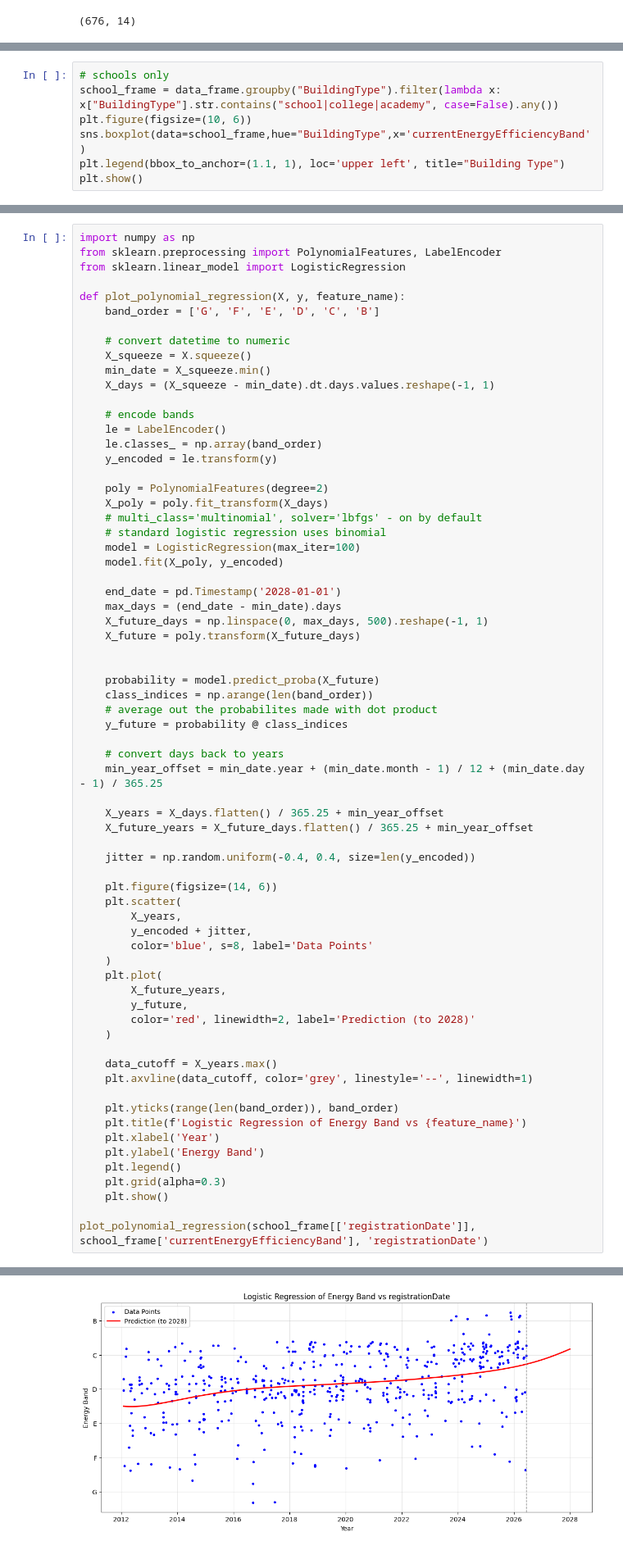
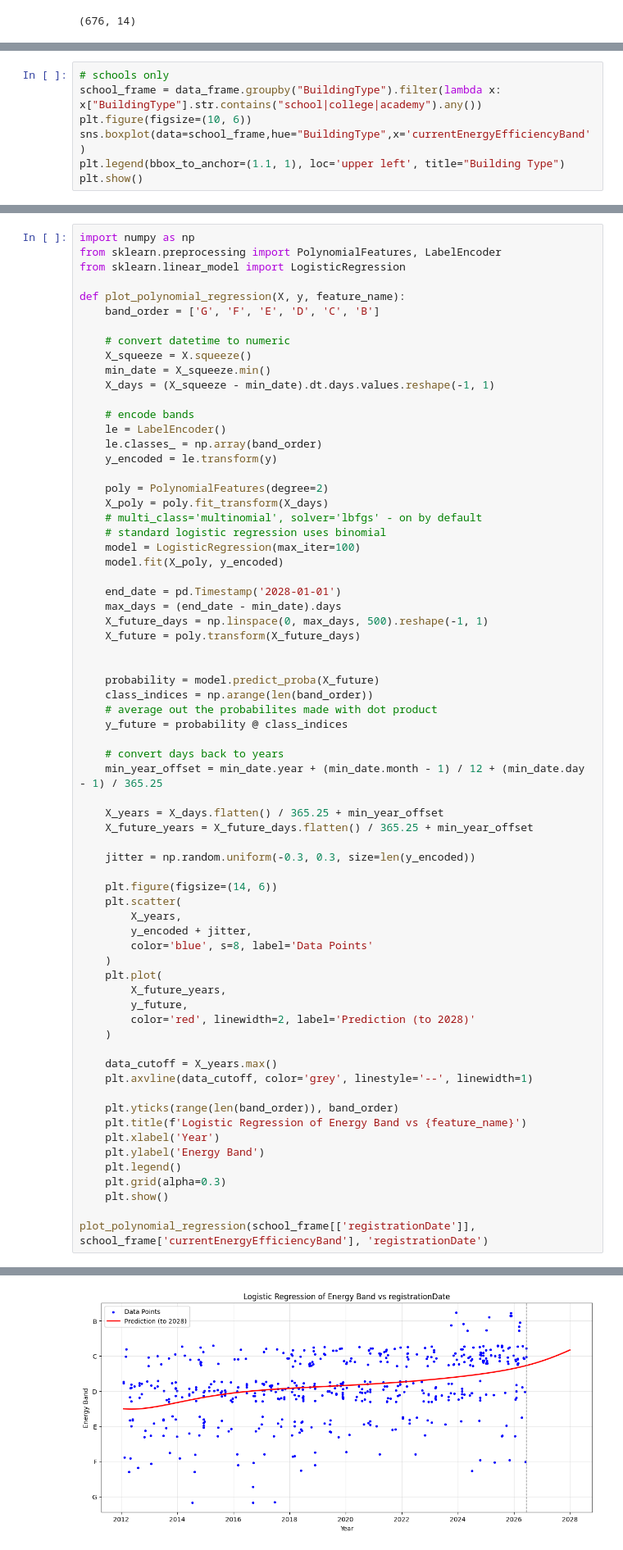
Before and after one commit to WillUniRal/Energy-Ai-consumptions, a Jupyter notebook: setup.ipynb, the cells around one changed output, grey strips where cells are left out. Shown at 82% size. Saved outputs shown, nothing was run; the diff lists cells and outputs as text.

```diff
--- a/setup.ipynb
+++ b/setup.ipynb
@@ -311,7 +311,7 @@ plt.show()
 [figure]
 # %%
 # schools only
-school_frame = data_frame.groupby("BuildingType").filter(lambda x: x["BuildingType"].str.contains("school|college|academy", case=False).any())
+school_frame = data_frame.groupby("BuildingType").filter(lambda x: x["BuildingType"].str.contains("school|college|academy").any())
 plt.figure(figsize=(10, 6))
 sns.boxplot(data=school_frame,hue="BuildingType",x='currentEnergyEfficiencyBand')
 plt.legend(bbox_to_anchor=(1.1, 1), loc='upper left', title="Building Type")
@@ -381,7 +381,7 @@ def plot_polynomial_regression(X, y, feature_name):
     X_years = X_days.flatten() / 365.25 + min_year_offset
     X_future_years = X_future_days.flatten() / 365.25 + min_year_offset
 
-    jitter = np.random.uniform(-0.4, 0.4, size=len(y_encoded))
+    jitter = np.random.uniform(-0.3, 0.3, size=len(y_encoded))
 
     plt.figure(figsize=(14, 6))
     plt.scatter(
@@ -389,31 +389,31 @@ def plot_polynomial_regression(X, y, feature_name):
         y_encoded + jitter,
         color='blue', s=8, label='Data Points'
     )
     plt.plot(
         X_future_years,
         y_future,
         color='red', linewidth=2, label='Prediction (to 2028)'
     )
 
     data_cutoff = X_years.max()
     plt.axvline(data_cutoff, color='grey', linestyle='--', linewidth=1)
 
     plt.yticks(range(len(band_order)), band_order)
     plt.title(f'Logistic Regression of Energy Band vs {feature_name}')
     plt.xlabel('Year')
     plt.ylabel('Energy Band')
     plt.legend()
     plt.grid(alpha=0.3)
     plt.show()
 
 plot_polynomial_regression(school_frame[['registrationDate']], school_frame['currentEnergyEfficiencyBand'], 'registrationDate')
 # %% [output]
 STOP: TOTAL NO. OF ITERATIONS REACHED LIMIT
 
 Increase the number of iterations to improve the convergence (max_iter=100).
 You might also want to scale the data as shown in:
     https://scikit-learn.org/stable/modules/preprocessing.html
 Please also refer to the documentation for alternative solver options:
     https://scikit-learn.org/stable/modules/linear_model.html#logistic-regression
   n_iter_i = _check_optimize_result(
-[figure, old version]
+[figure, new version]
```
